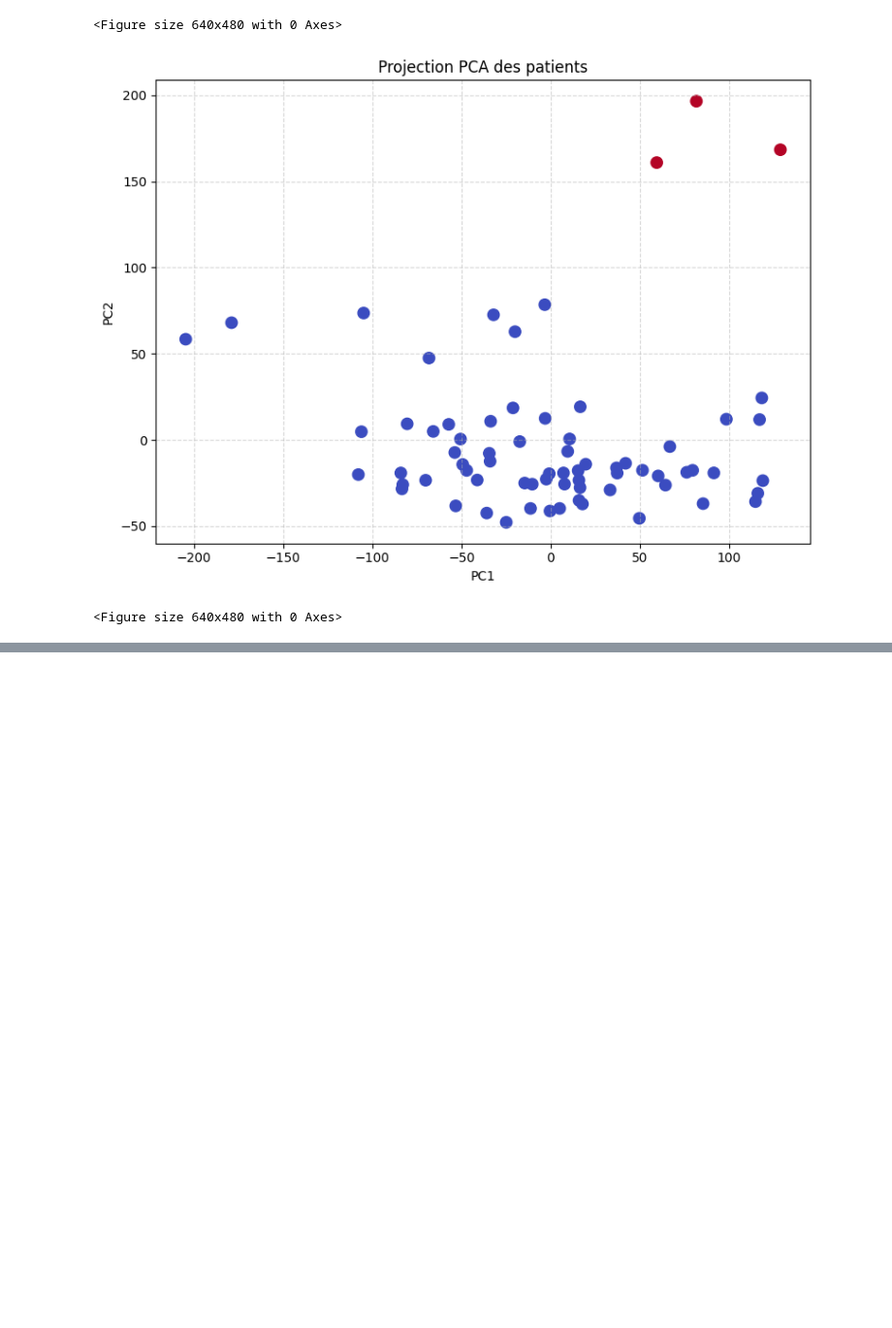
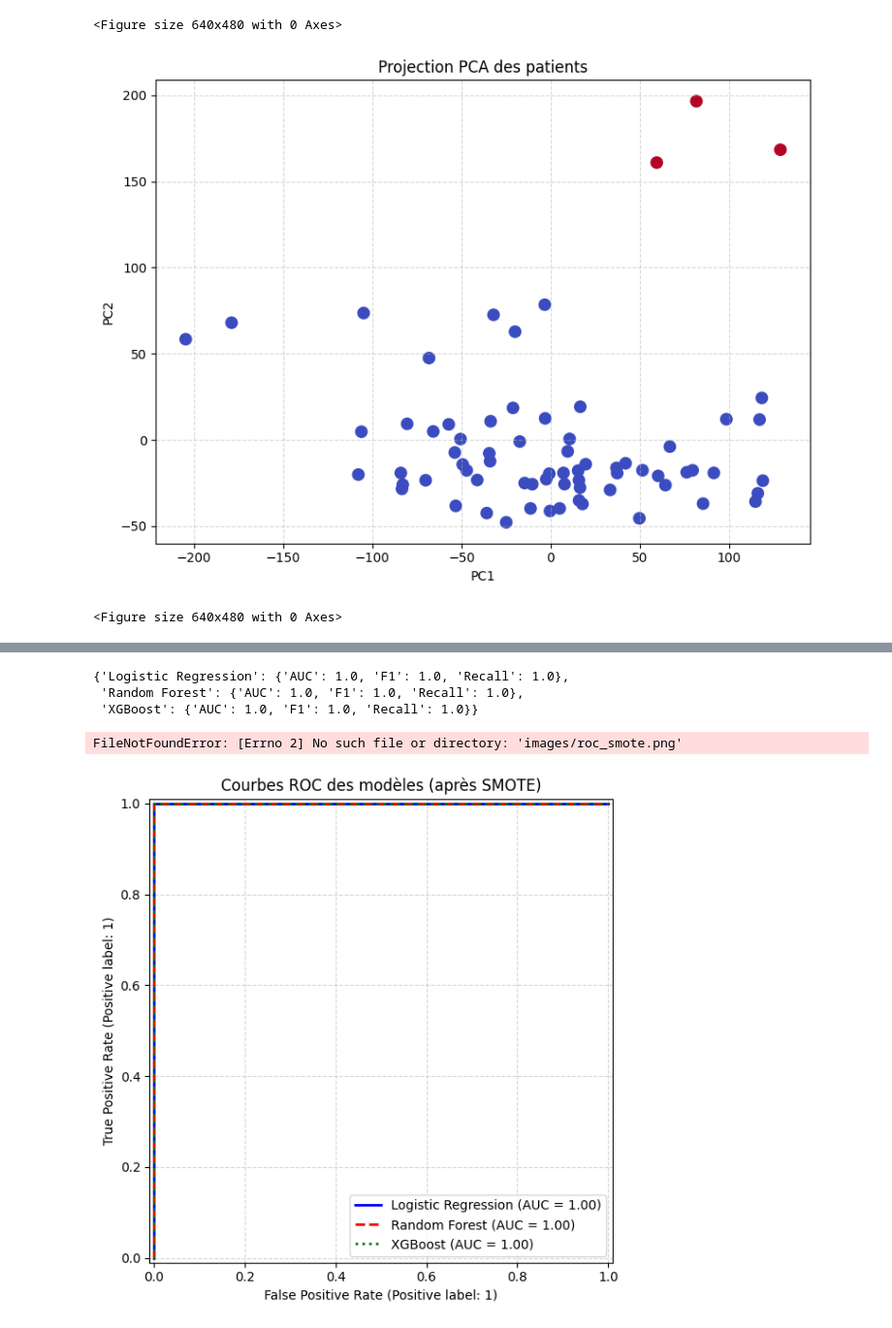
Before and after one commit to John-dotcom-cyber/glycemic-forecasting-study, a Jupyter notebook: images_rapport.ipynb, the cells around one changed output, grey strips where cells are left out. Shown at 97% size. Cells and saved outputs as stored; diff of their text form; code cells hidden in the pictures; blank space fills up the shorter version.

```diff
--- a/images_rapport.ipynb
+++ b/images_rapport.ipynb
@@ -215,0 +277,51 @@ plt.savefig("pca.png", dpi=300)
+# %%
+from sklearn.metrics import roc_auc_score, f1_score, recall_score
+
+for name, model in models.items():
+    model.fit(X_train, y_train)
+    y_pred = model.predict(X_test)
+    y_proba = model.predict_proba(X_test)[:, 1]
+
+    results[name] = {
+        "AUC": roc_auc_score(y_test, y_proba),
+        "F1": f1_score(y_test, y_pred),
+        "Recall": recall_score(y_test, y_pred)
+    }
+
+results
+# %% [output]
+{'Logistic Regression': {'AUC': 1.0, 'F1': 1.0, 'Recall': 1.0},
+ 'Random Forest': {'AUC': 1.0, 'F1': 1.0, 'Recall': 1.0},
+ 'XGBoost': {'AUC': 1.0, 'F1': 1.0, 'Recall': 1.0}}
+# %%
+import matplotlib.pyplot as plt
+from sklearn.metrics import RocCurveDisplay
+
+plt.close('all')
+fig, ax = plt.subplots(figsize=(8, 6))
+
+styles = {
+    "Logistic Regression": {"color": "blue", "linestyle": "-",  "linewidth": 2},
+    "Random Forest":       {"color": "red",  "linestyle": "--", "linewidth": 2},
+    "XGBoost":   {"color": "green","linestyle": ":",  "linewidth": 2},
+}
+
+for name, model in models.items():
+    RocCurveDisplay.from_estimator(
+        model,
+        X_test,
+        y_test,
+        name=name,
+        ax=ax,
+        **styles[name]
+    )
+
+ax.set_title("Courbes ROC des modèles (après SMOTE)")
+ax.grid(True, linestyle="--", alpha=0.5)
+
+fig.tight_layout()
+fig.savefig("images/roc_smote.png", dpi=300)
+plt.show()
+# %% [output]
+FileNotFoundError: [Errno 2] No such file or directory: 'images/roc_smote.png'
+[figure, added]
```
Also changed, not shown: parts of 6 cells of this notebook, 15 other files.
